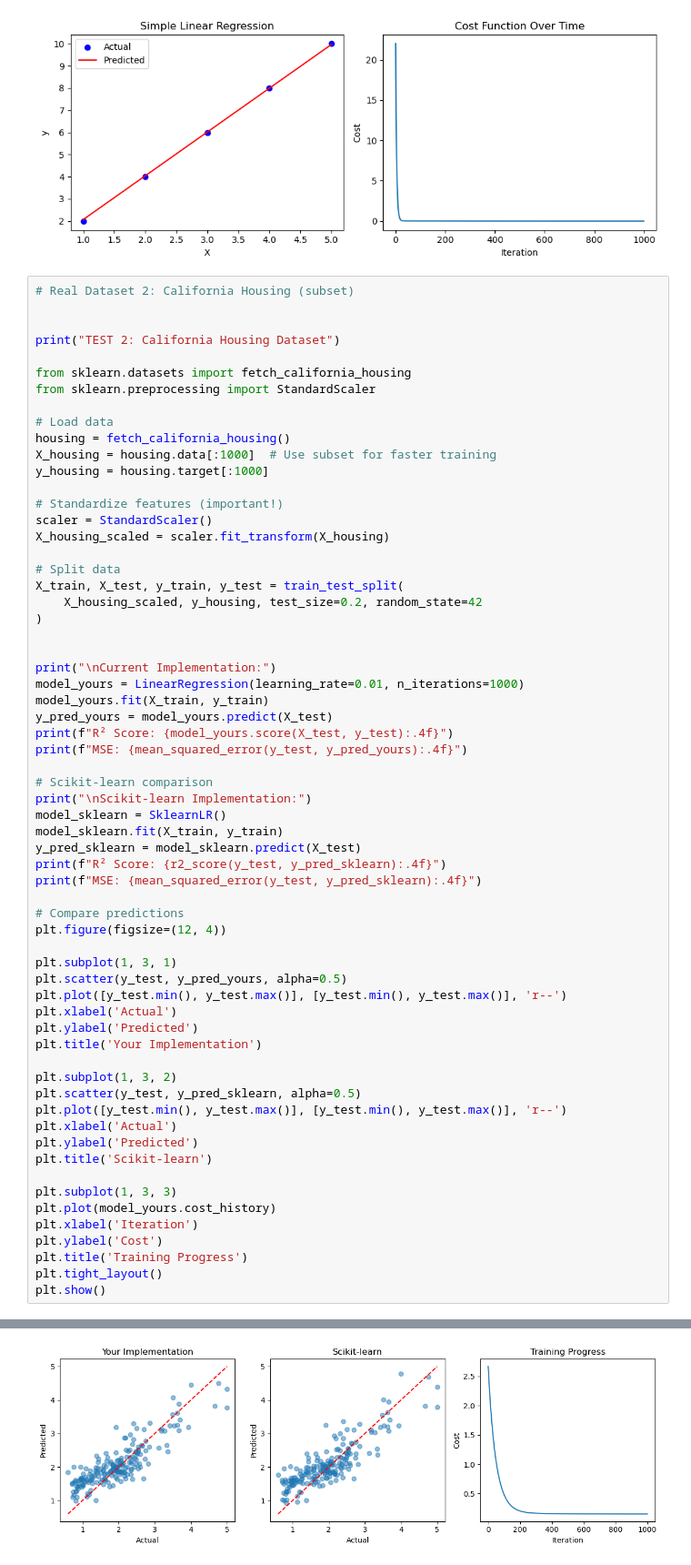
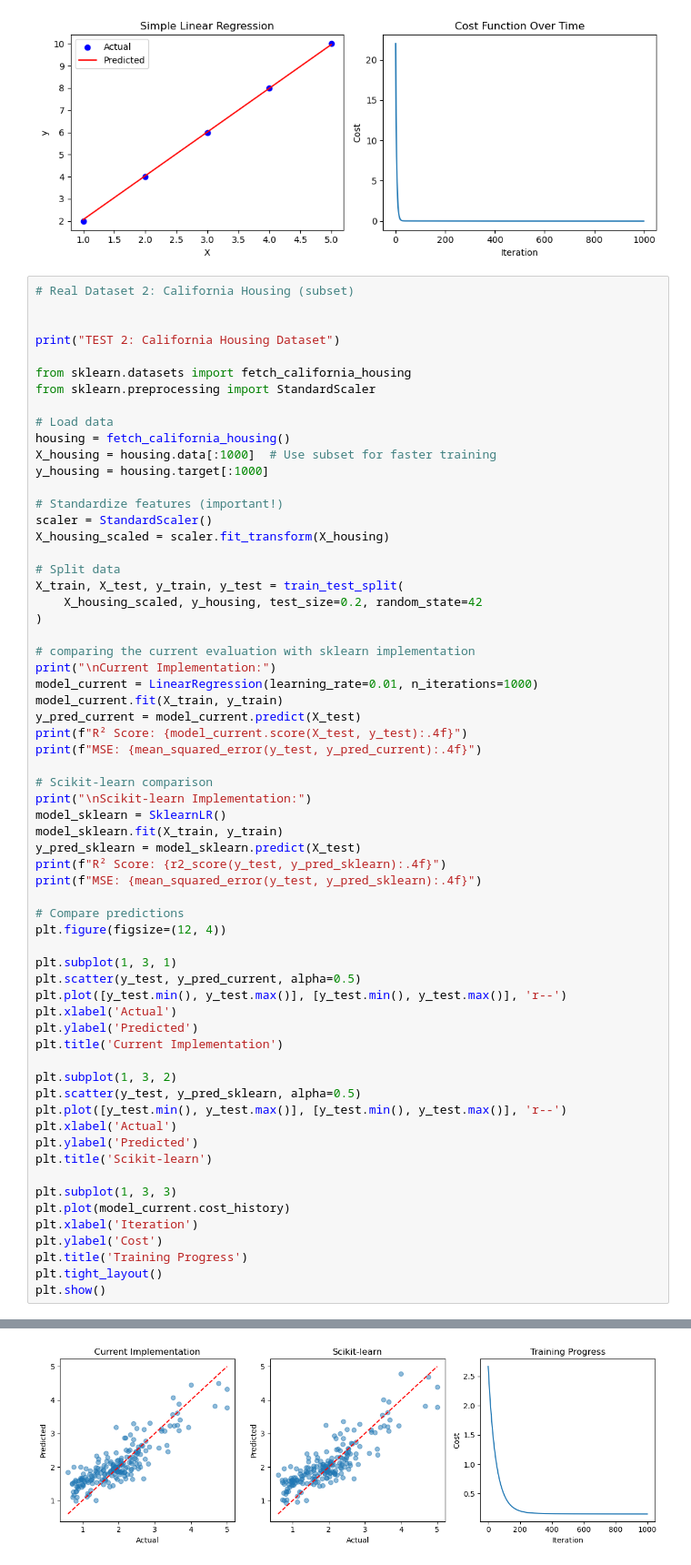
Before and after one commit to soji28john/ml-algorithms, a Jupyter notebook: notebooks/LR_implementation.ipynb, the cells around one changed output, grey strips where cells are left out. Shown at 91% size. Cells and saved outputs as stored; diff of their text form.

```diff
--- a/notebooks/LR_implementation.ipynb
+++ b/notebooks/LR_implementation.ipynb
@@ -89,13 +89,13 @@ X_train, X_test, y_train, y_test = train_test_split(
     X_housing_scaled, y_housing, test_size=0.2, random_state=42
 )
 
-
+# comparing the current evaluation with sklearn implementation
 print("\nCurrent Implementation:")
-model_yours = LinearRegression(learning_rate=0.01, n_iterations=1000)
-model_yours.fit(X_train, y_train)
-y_pred_yours = model_yours.predict(X_test)
-print(f"R² Score: {model_yours.score(X_test, y_test):.4f}")
-print(f"MSE: {mean_squared_error(y_test, y_pred_yours):.4f}")
+model_current = LinearRegression(learning_rate=0.01, n_iterations=1000)
+model_current.fit(X_train, y_train)
+y_pred_current = model_current.predict(X_test)
+print(f"R² Score: {model_current.score(X_test, y_test):.4f}")
+print(f"MSE: {mean_squared_error(y_test, y_pred_current):.4f}")
 
 # Scikit-learn comparison
 print("\nScikit-learn Implementation:")
@@ -109,11 +109,11 @@ print(f"MSE: {mean_squared_error(y_test, y_pred_sklearn):.4f}")
 plt.figure(figsize=(12, 4))
 
 plt.subplot(1, 3, 1)
-plt.scatter(y_test, y_pred_yours, alpha=0.5)
+plt.scatter(y_test, y_pred_current, alpha=0.5)
 plt.plot([y_test.min(), y_test.max()], [y_test.min(), y_test.max()], 'r--')
 plt.xlabel('Actual')
 plt.ylabel('Predicted')
-plt.title('Your Implementation')
+plt.title('Current Implementation')
 
 plt.subplot(1, 3, 2)
 plt.scatter(y_test, y_pred_sklearn, alpha=0.5)
@@ -121,35 +121,35 @@ plt.plot([y_test.min(), y_test.max()], [y_test.min(), y_test.max()], 'r--')
 plt.xlabel('Actual')
 plt.ylabel('Predicted')
 plt.title('Scikit-learn')
 
 plt.subplot(1, 3, 3)
-plt.plot(model_yours.cost_history)
+plt.plot(model_current.cost_history)
 plt.xlabel('Iteration')
 plt.ylabel('Cost')
 plt.title('Training Progress')
 plt.tight_layout()
 plt.show()
 # %% [output]
 TEST 2: California Housing Dataset
 
 Current Implementation:
 Iteration 100: Cost = 0.4865
 Iteration 200: Cost = 0.2046
 Iteration 300: Cost = 0.1653
 Iteration 400: Cost = 0.1585
 Iteration 500: Cost = 0.1565
 Iteration 600: Cost = 0.1554
 Iteration 700: Cost = 0.1546
 Iteration 800: Cost = 0.1540
 Iteration 900: Cost = 0.1536
 Iteration 1000: Cost = 0.1533
 R² Score: 0.7050
 MSE: 0.2145
 
 Scikit-learn Implementation:
 R² Score: 0.7013
 MSE: 0.2172
-[figure, old version]
+[figure, new version]
 # %%
 # Dataset 2: load_diabetes for linear regression
 from sklearn.datasets import load_diabetes
```
Also changed, not shown: parts of 1 cell of this notebook, 1 other file.
